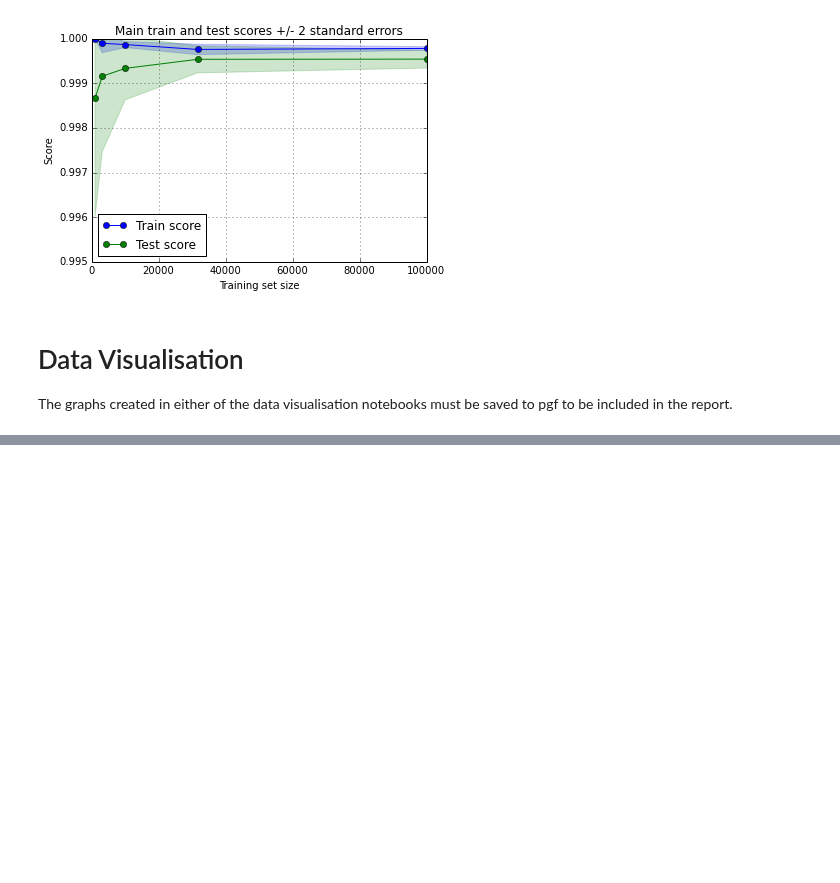
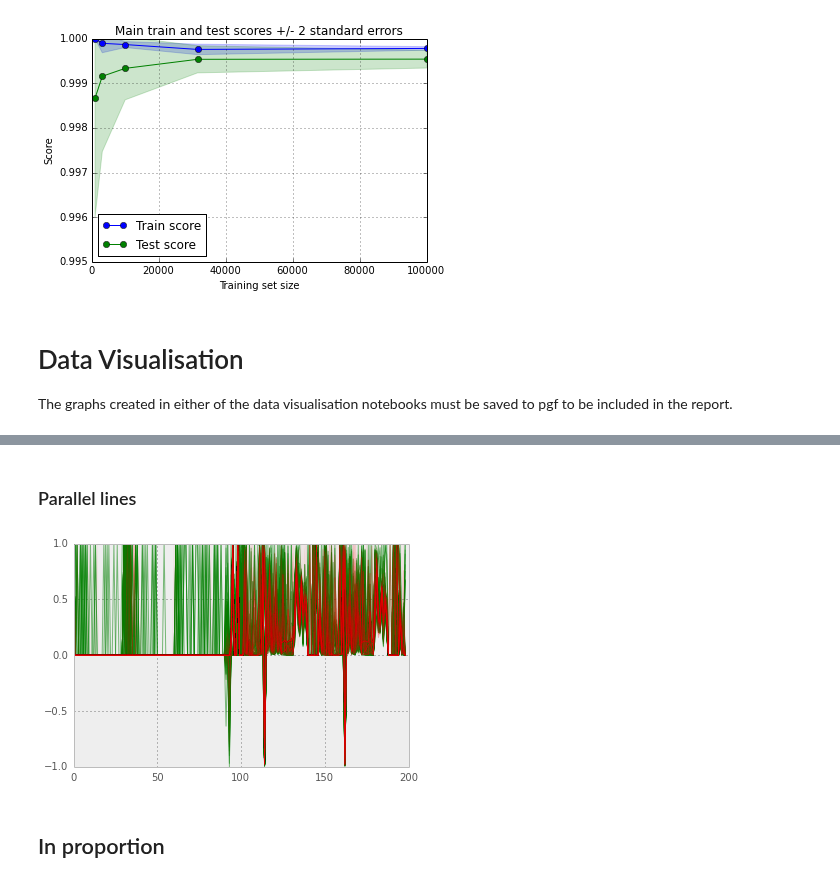
Before and after one commit to gngdb/opencast-bio, a Jupyter notebook: notebooks/Creating pgf graphs.ipynb, the cells around one changed output, grey strips where cells are left out. Saved outputs shown, nothing was run; the diff lists cells and outputs as text; code cells hidden in the pictures; blank space fills up the shorter version.

```diff
--- a/notebooks/Creating pgf graphs.ipynb
+++ b/notebooks/Creating pgf graphs.ipynb
@@ -119,0 +122,17 @@ plt.savefig("andrews.curve.oop.pgf",format='pgf')
+# %% [markdown]
+### Parallel lines
+# %%
+for rowi,row in enumerate(X):
+    #normalise row values
+    row = row/(maxes)
+    #then just plot it
+    if y[rowi] > 0.5:
+        plt.plot(row,color='green',alpha=0.5)
+    else:
+        plt.plot(row,color='red',alpha=0.05)
+#plt.savefig(os.path.join(imagedir,"out.parallel.lines.tikz"),format='pgf')
+plt.savefig(os.path.join(imagedir,"out.parallel.lines.png"),format='png')
+# %% [output]
+[figure, added]
+# %% [markdown]
+## In proportion
```
Also changed, not shown: parts of 52 cells of this notebook.
